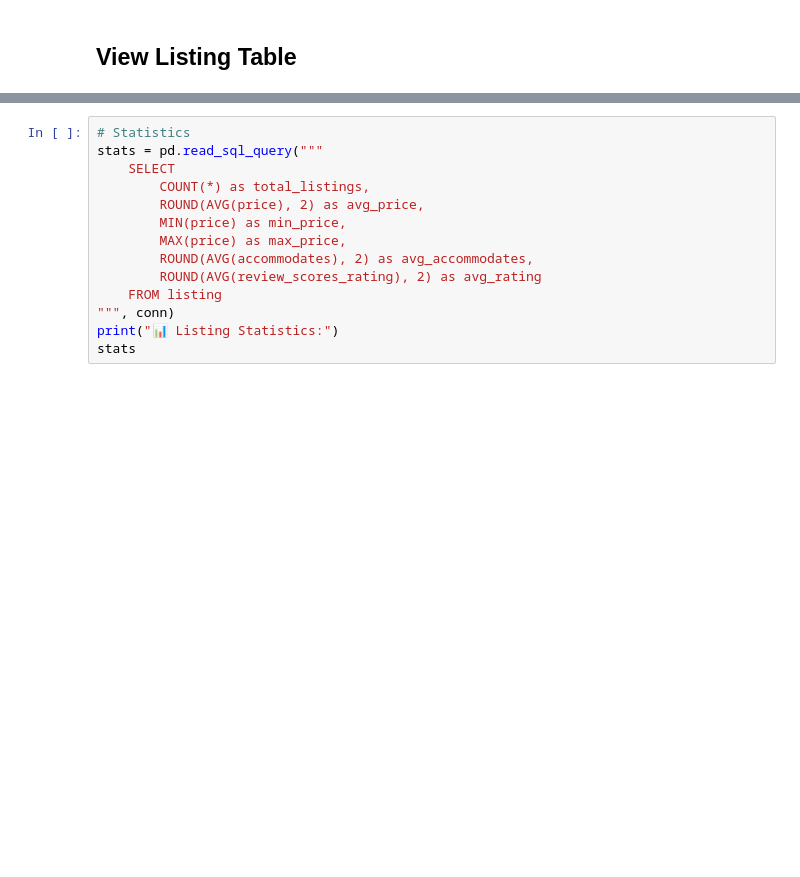
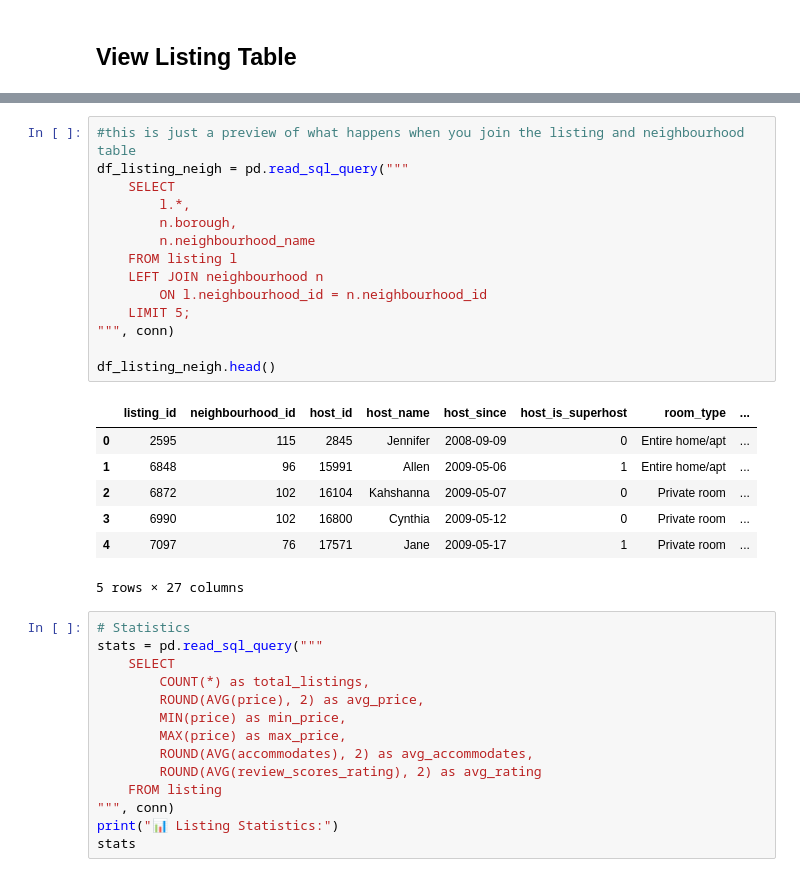
Before and after one commit to Pranav-Bathula/Airbnb-Price-Predictor, a Jupyter notebook: sql/view/view_database.ipynb, the cells around one changed output, grey strips where cells are left out. Saved outputs shown, nothing was run; the diff lists cells and outputs as text; blank space fills up the shorter version.

```diff
--- a/sql/view/view_database.ipynb
+++ b/sql/view/view_database.ipynb
@@ -122,6 +122,28 @@ df_listings
 | 27 | 39282 | 147.0 | Brooklyn | Williamsburg | 2 | 1 | 1 | 1 | ... |
 | 28 | 42300 | 563.0 | Manhattan | Lower East Side | 5 | 3 | 4 | 0 | ... |
 | 29 | 42729 | 254.0 | Brooklyn | Carroll Gardens | 2 | 1 | 1 | 0 | ... |
+# %%
+#this is just a preview of what happens when you join the listing and neighbourhood table
+df_listing_neigh = pd.read_sql_query("""
+    SELECT
+        l.*,
+        n.borough,
+        n.neighbourhood_name
+    FROM listing l
+    LEFT JOIN neighbourhood n
+        ON l.neighbourhood_id = n.neighbourhood_id
+    LIMIT 5;
+""", conn)
+
+df_listing_neigh.head()
+# %% [output]
+|  | listing_id | neighbourhood_id | host_id | host_name | host_since | host_is_superhost | room_type | ... |
+| 0 | 2595 | 115 | 2845 | Jennifer | 2008-09-09 | 0 | Entire home/apt | ... |
+| 1 | 6848 | 96 | 15991 | Allen | 2009-05-06 | 1 | Entire home/apt | ... |
+| 2 | 6872 | 102 | 16104 | Kahshanna | 2009-05-07 | 0 | Private room | ... |
+| 3 | 6990 | 102 | 16800 | Cynthia | 2009-05-12 | 0 | Private room | ... |
+| 4 | 7097 | 76 | 17571 | Jane | 2009-05-17 | 1 | Private room | ... |
+5 rows × 27 columns
 # %%
 # Statistics
 stats = pd.read_sql_query("""
```
Also changed, not shown: parts of 1 cell of this notebook, 2 other files.
